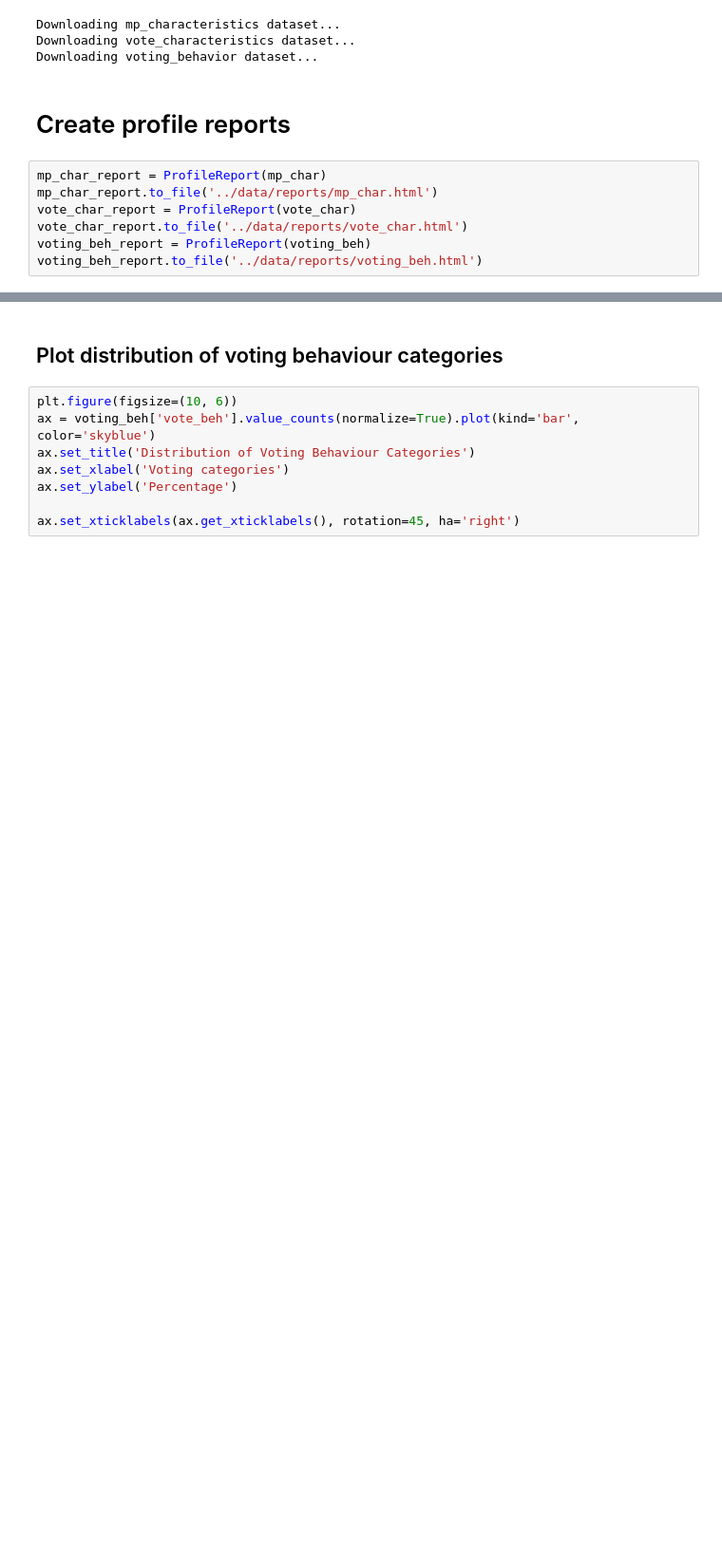
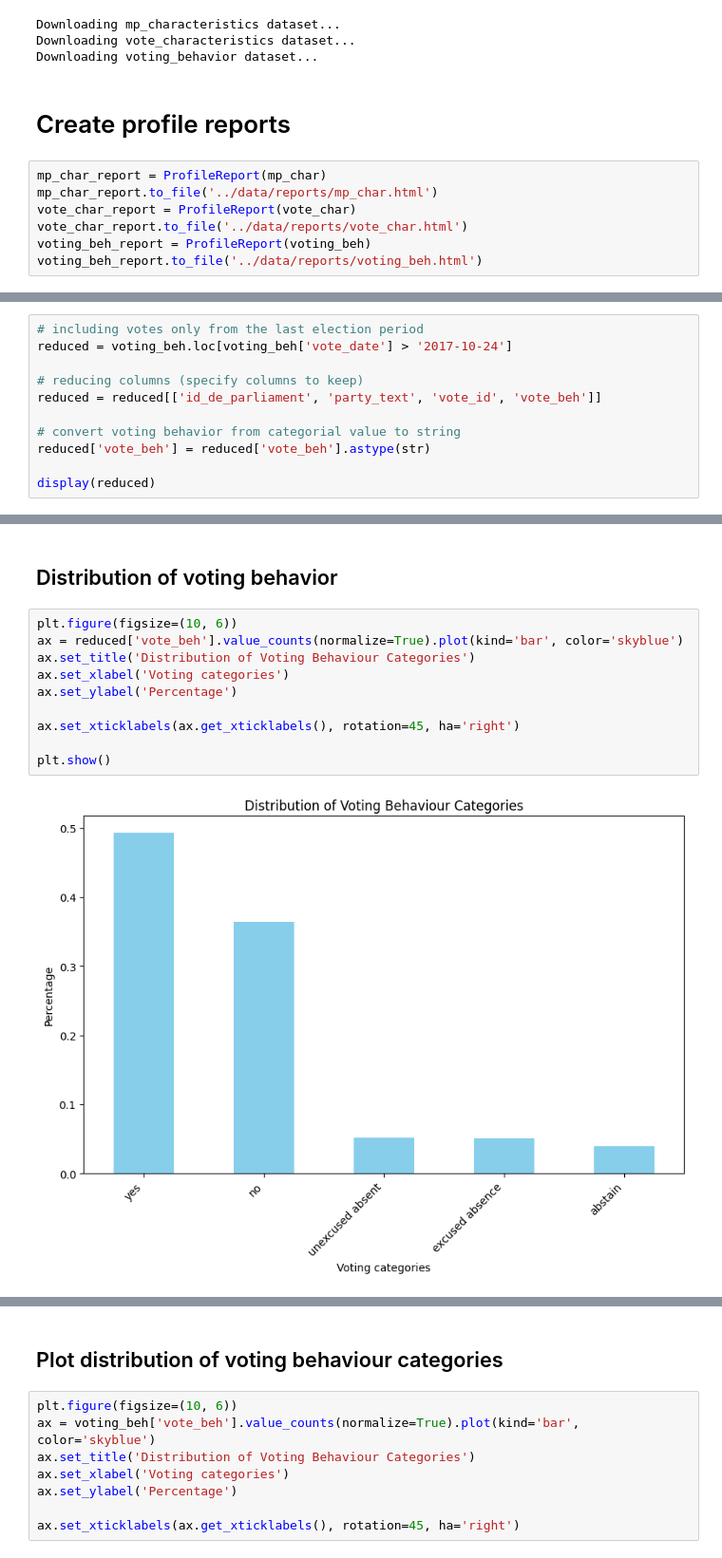
Before and after one commit to mograev/btvote, a Jupyter notebook: notebooks/0-data-understanding.ipynb, the cells around one changed output, grey strips where cells are left out. Shown at 95% size. Saved outputs shown, nothing was run; the diff lists cells and outputs as text; blank space fills up the shorter version.

```diff
--- a/notebooks/0-data-understanding.ipynb
+++ b/notebooks/0-data-understanding.ipynb
@@ -82,0 +81,11 @@ Categories (7, object): ['excused absence' < 'yes' < 'no' < 'abstain' < 'unexcus
+# %%
+# including votes only from the last election period
+reduced = voting_beh.loc[voting_beh['vote_date'] > '2017-10-24']
+
+# reducing columns (specify columns to keep)
+reduced = reduced[['id_de_parliament', 'party_text', 'vote_id', 'vote_beh']]
+
+# convert voting behavior from categorial value to string
+reduced['vote_beh'] = reduced['vote_beh'].astype(str)
+
+display(reduced)
@@ -82,0 +106,14 @@ Categories (7, object): ['excused absence' < 'yes' < 'no' < 'abstain' < 'unexcus
+# %% [markdown]
+## Distribution of voting behavior
+# %%
+plt.figure(figsize=(10, 6))
+ax = reduced['vote_beh'].value_counts(normalize=True).plot(kind='bar', color='skyblue')
+ax.set_title('Distribution of Voting Behaviour Categories')
+ax.set_xlabel('Voting categories')
+ax.set_ylabel('Percentage')
+
+ax.set_xticklabels(ax.get_xticklabels(), rotation=45, ha='right')
+
+plt.show()
+# %% [output]
+[figure, added]
```
Also changed, not shown: parts of 22 cells of this notebook.
